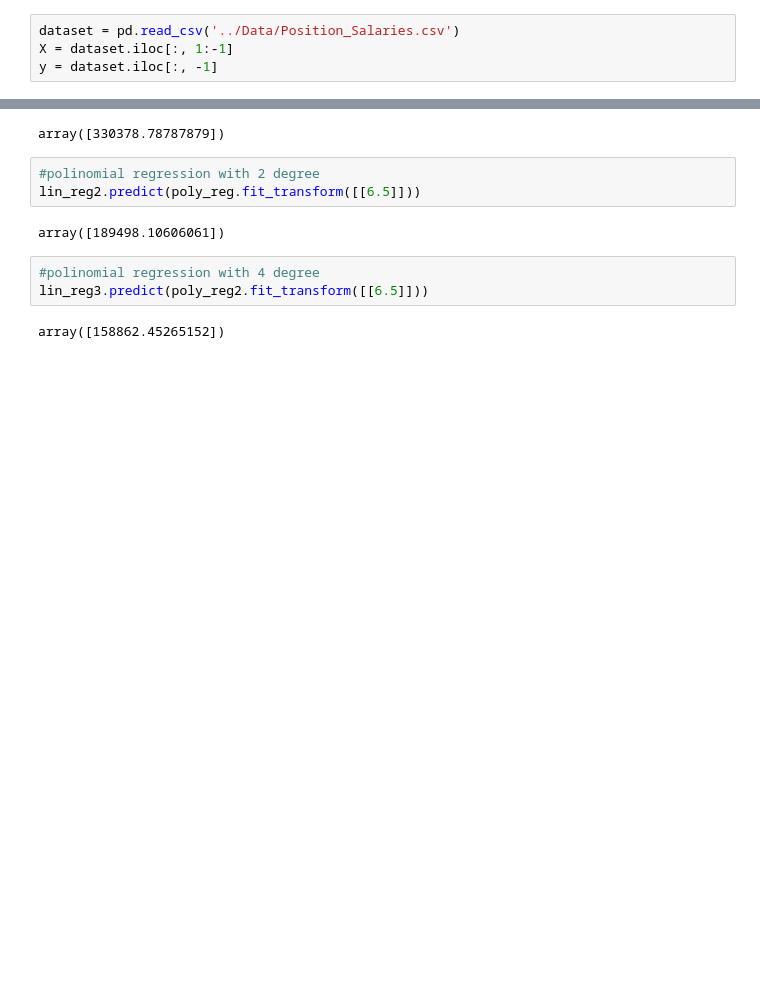
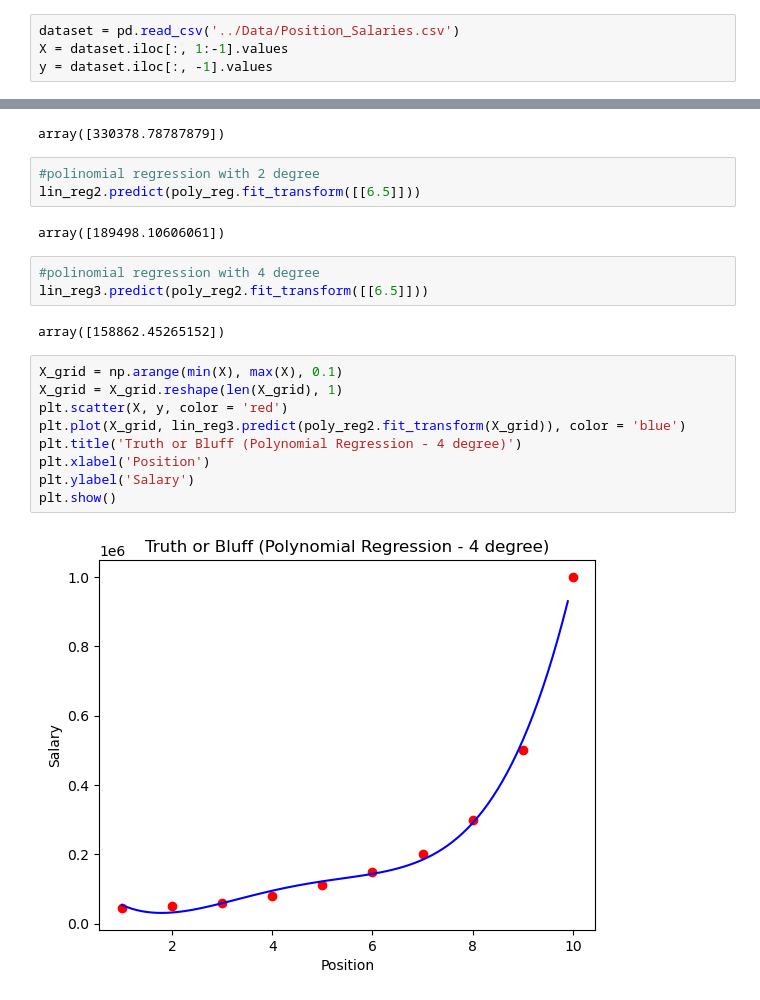
Before and after one commit to antonysamy931/python-research, a Jupyter notebook: ML/Workspace/Polynomial_Regression.ipynb, the cells around one changed output, grey strips where cells are left out. Saved outputs shown, nothing was run; the diff lists cells and outputs as text; blank space fills up the shorter version.

```diff
--- a/ML/Workspace/Polynomial_Regression.ipynb
+++ b/ML/Workspace/Polynomial_Regression.ipynb
@@ -4,8 +4,8 @@ import pandas as pd
 from matplotlib import pyplot as plt
 # %%
 dataset = pd.read_csv('../Data/Position_Salaries.csv')
-X = dataset.iloc[:, 1:-1]
-y = dataset.iloc[:, -1]
+X = dataset.iloc[:, 1:-1].values
+y = dataset.iloc[:, -1].values
 # %%
 from sklearn.linear_model import LinearRegression
 lin_reg = LinearRegression()
@@ -69,3 +69,14 @@ array([189498.10606061])
 lin_reg3.predict(poly_reg2.fit_transform([[6.5]]))
 # %% [output]
 array([158862.45265152])
+# %%
+X_grid = np.arange(min(X), max(X), 0.1)
+X_grid = X_grid.reshape(len(X_grid), 1)
+plt.scatter(X, y, color = 'red')
+plt.plot(X_grid, lin_reg3.predict(poly_reg2.fit_transform(X_grid)), color = 'blue')
+plt.title('Truth or Bluff (Polynomial Regression - 4 degree)')
+plt.xlabel('Position')
+plt.ylabel('Salary')
+plt.show()
+# %% [output]
+[figure, added]
```
